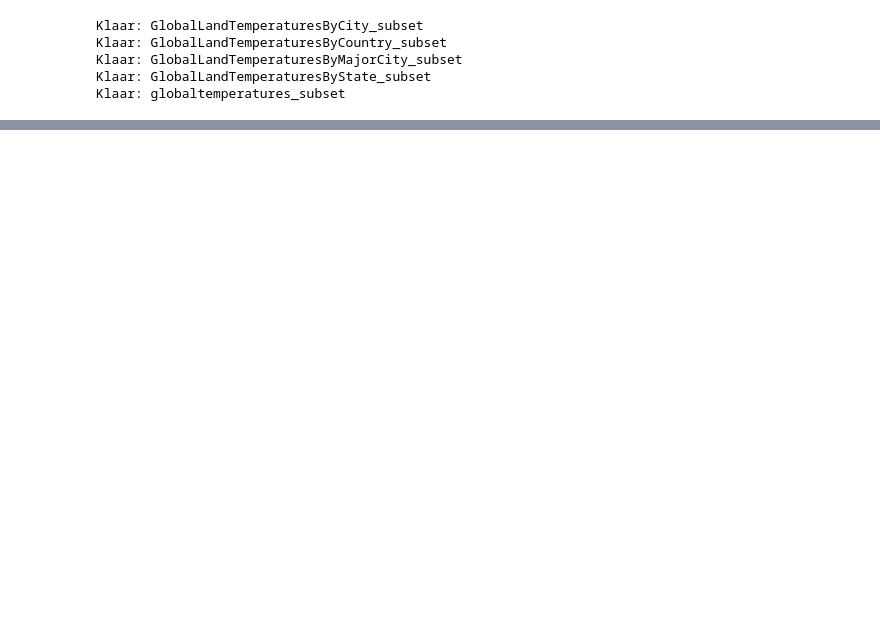
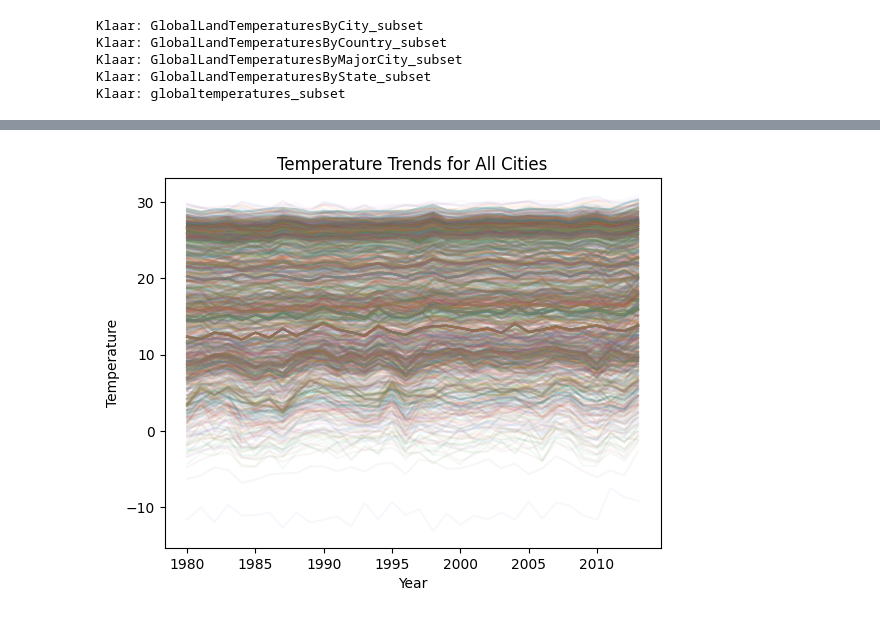
Before and after one commit to JaphletM/climate-watch, a Jupyter notebook: Opdracht 2/notebook.ipynb, the cells around one changed output, grey strips where cells are left out. Cells and saved outputs as stored; diff of their text form; code cells hidden in the pictures; blank space fills up the shorter version.

```diff
--- a/Opdracht 2/notebook.ipynb
+++ b/Opdracht 2/notebook.ipynb
@@ -242,14 +39,0 @@ top_cities = city_variation.head(5).index
-# %%
-import matplotlib.pyplot as plt
-
-plt.figure(figsize=(10, 6))
-
-for city in top_cities:
-    data = city_yearly[city_yearly["City"] == city]
-    plt.plot(data["Year"], data["AverageTemperature"], label=city)
-
-plt.title("Temperature Trends for Cities with Largest Variation")
-plt.xlabel("Year")
-plt.ylabel("Temperature (°C)")
-plt.legend()
-plt.show()
@@ -716,0 +198,15 @@ Index(['City', 'Latitude', 'Longitude', 'AverageTemperature'], dtype='str')
+# %%
+import matplotlib.pyplot as plt
+
+city_yearly = ( df_city_subset.groupby(["City", "year"])["AverageTemperature"] .mean() .reset_index())
+
+for city in city_yearly["City"].unique():
+    data = city_yearly[city_yearly["City"] == city]
+    plt.plot(data["year"], data["AverageTemperature"], alpha=0.05)
+
+plt.title("Temperature Trends for All Cities")
+plt.xlabel("Year")
+plt.ylabel("Temperature")
+plt.show()
+# %% [output]
+[figure, added]
```
Also changed, not shown: parts of 63 cells of this notebook, 1 other file.
